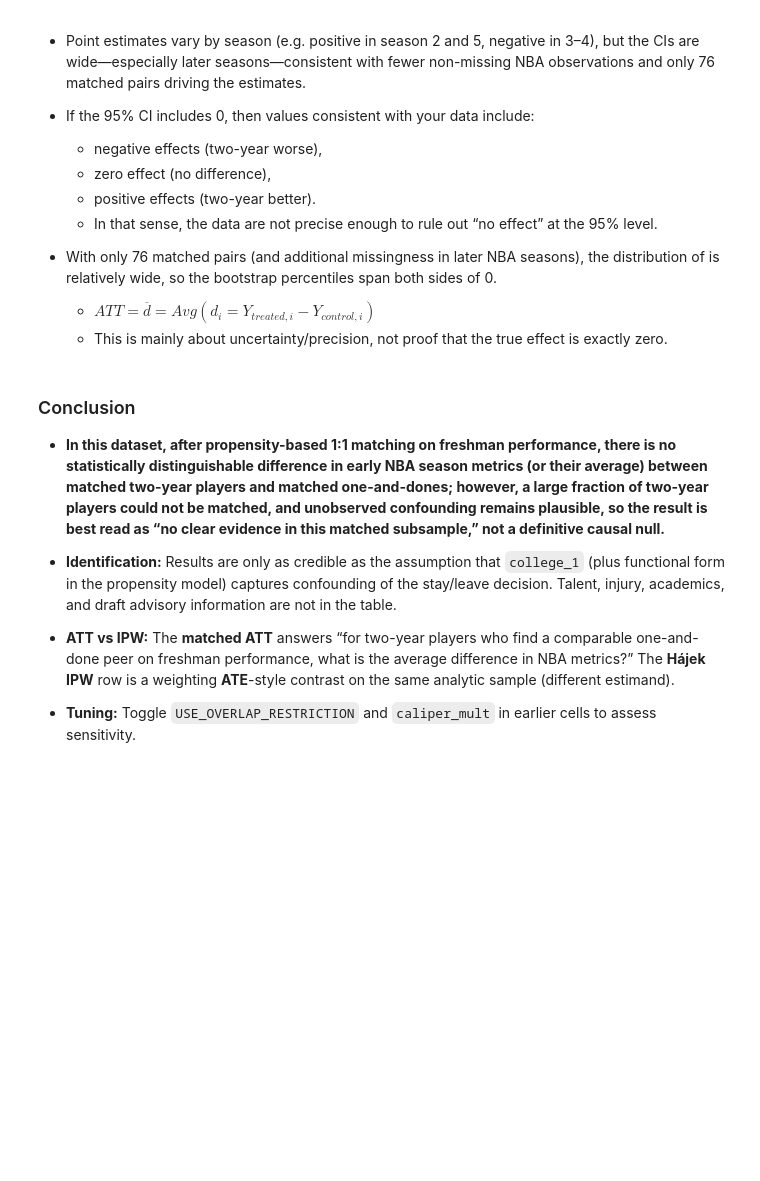
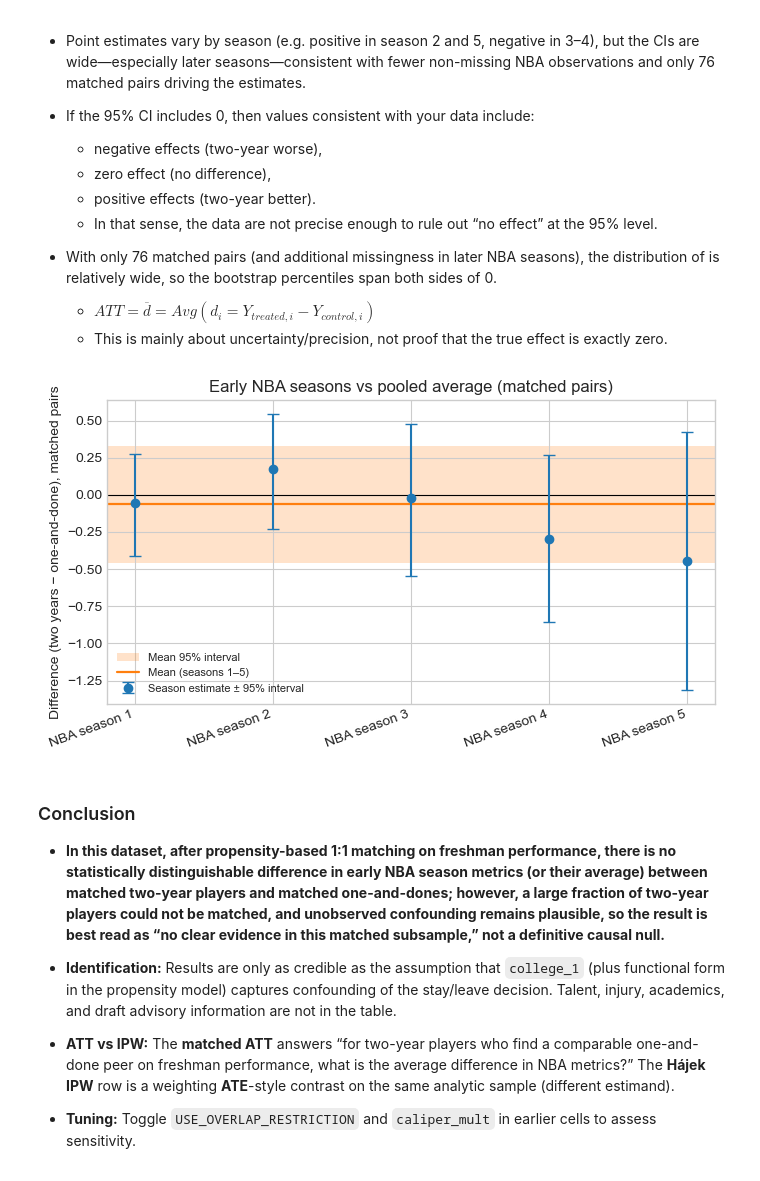
Before and after one commit to tina-ytyuan/SP26_IDS701_UDS_Project, a Jupyter notebook: matching.ipynb, the cells around one changed output. Cells and saved outputs as stored; diff of their text form; code cells hidden in the pictures; blank space fills up the shorter version.

Commit message:
Updated plots

```diff
--- a/matching.ipynb
+++ b/matching.ipynb
@@ -364,6 +364,49 @@ plt.show()
 - With only 76 matched pairs (and additional missingness in later NBA seasons), the distribution of is relatively wide, so the bootstrap percentiles span both sides of 0.
     - $ATT = \overline{d} = Avg(d_i = Y_{treated, i} - Y_{control, i})$
     - This is mainly about uncertainty/precision, not proof that the true effect is exactly zero.
+# %%
+fig, ax = plt.subplots(figsize=(7, 4))
+
+season_mask = att_table["outcome"].str.match(r"nba_season_[1-5]$")
+season_df = att_table.loc[season_mask].copy()
+season_df["_k"] = season_df["outcome"].str.replace("nba_season_", "").astype(int)
+season_df = season_df.sort_values("_k")
+
+x = np.arange(len(season_df))
+labels = [f"NBA season {k}" for k in season_df["_k"]]
+
+mean_row = att_table.loc[att_table["outcome"] == "mean(nba_season_1..5)"].iloc[0]
+m_att = float(mean_row["ATT"])
+m_lo = float(mean_row["boot_ci_low"])
+m_hi = float(mean_row["boot_ci_high"])
+
+ax.axhline(0, color="k", lw=0.8, zorder=1)
+ax.axhspan(m_lo, m_hi, facecolor="C1", alpha=0.22, zorder=0, label="Mean 95% interval")
+ax.axhline(m_att, color="C1", lw=1.6, zorder=2, label="Mean (seasons 1–5)")
+
+ax.errorbar(
+    x,
+    season_df["ATT"],
+    yerr=[
+        season_df["ATT"] - season_df["boot_ci_low"],
+        season_df["boot_ci_high"] - season_df["ATT"],
+    ],
+    fmt="o",
+    capsize=4,
+    color="C0",
+    zorder=3,
+    label="Season estimate ± 95% interval",
+)
+
+ax.set_xticks(x)
+ax.set_xticklabels(labels, rotation=20, ha="right")
+ax.set_ylabel("Difference (two years − one-and-done), matched pairs")
+ax.set_title("Early NBA seasons vs pooled average (matched pairs)")
+ax.legend(loc="best", fontsize=8)
+plt.tight_layout()
+plt.show()
+# %% [output]
+[figure, added]
 # %% [markdown]
 ### Conclusion
 
```
Also changed, not shown: parts of 1 cell of this notebook, 1 other file.
